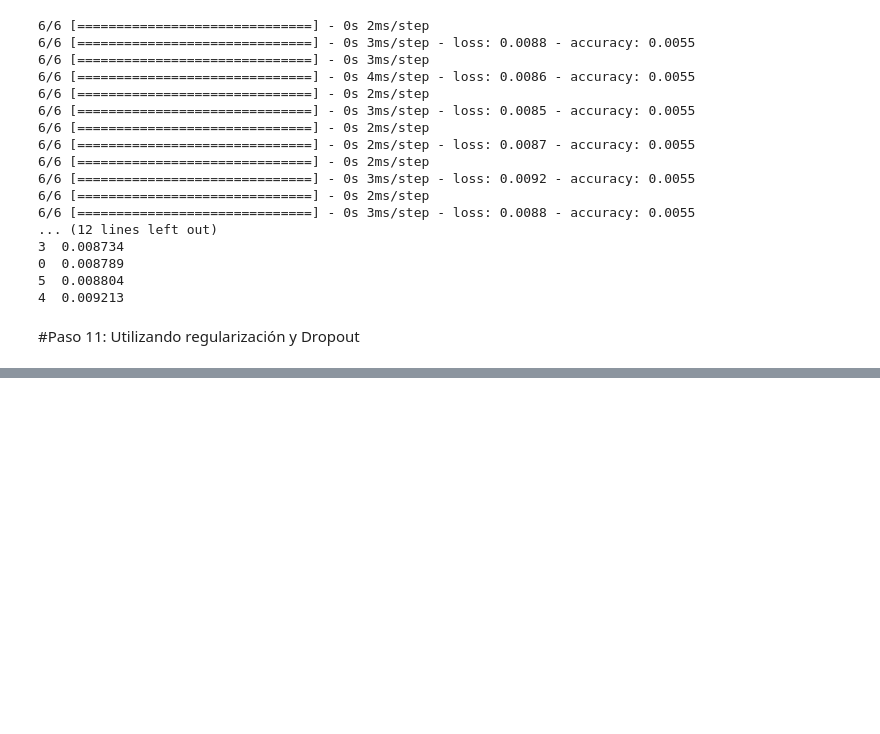
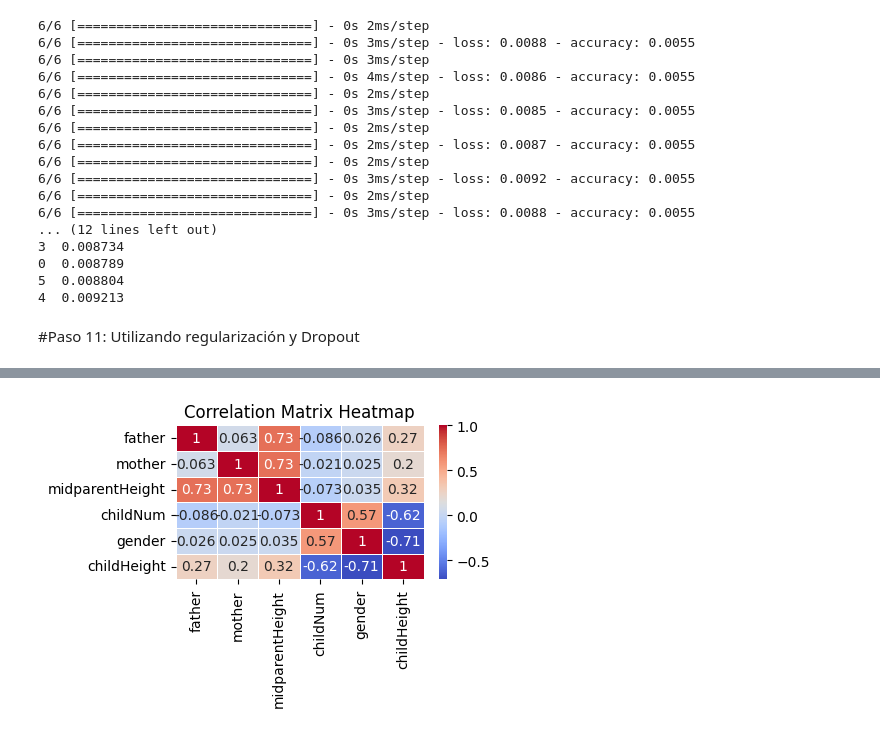
Before and after one commit to omoranav/Talento_Tech, a Jupyter notebook: Actividad_9_Deep_Learning_regresión_oemn.ipynb, the cells around one changed output, grey strips where cells are left out. Cells and saved outputs as stored; diff of their text form; code cells hidden in the pictures; blank space fills up the shorter version.

```diff
--- a/Actividad_9_Deep_Learning_regresión_oemn.ipynb
+++ b/Actividad_9_Deep_Learning_regresión_oemn.ipynb
@@ -1024,0 +1027,81 @@ results_df.to_csv('results_summary.csv', index=False)
+# %%
+import pandas as pd
+import numpy as np
+import matplotlib.pyplot as plt
+import seaborn as sns
+from sklearn.model_selection import train_test_split
+from sklearn.linear_model import LinearRegression
+from sklearn.metrics import mean_squared_error, r2_score
+from sklearn.preprocessing import PolynomialFeatures
+
+# Cargar y procesar los datos (ejemplo)
+df = pd.read_csv('GaltonFamilies.csv')
+
+# Preprocesamiento de datos
+df1 = df.copy()
+df1 = df1.drop(columns=['rownames', 'children', 'family'])
+df1["gender"] = df1["gender"].replace({"male": 0, "female": 1})
+
+# Eliminar filas duplicadas si las hubiera
+df1 = df1.drop_duplicates()
+
+#Estadísticas
+# Calcular estadísticas descriptivas
+df_stats = df1.describe(include='all')
+
+# Formatear el DataFrame para mostrar sin decimales las variables numéricas
+df_stats_formatted = df_stats.copy()
+#numeric_columns = df1.select_dtypes(include=[np.number]).columns
+#df_stats_formatted[numeric_columns] = df_stats_formatted[numeric_columns].applymap(lambda x: f'{int(x):,}' if not pd.isna(x) else x)
+
+# Rellenar los valores NaN con cadena vacía en el DataFrame de estadísticas formateadas
+df_stats_formatted.fillna('', inplace=True)
+
+print("\033[1;35m")
+print("Estadísticas")
+print ("\033[0;30m")
+print(df_stats_formatted)
+
+df_describe_reset = df1.describe().reset_index()
+df_describe_reset_transpuesto = df_describe_reset.transpose()
+df_describe_transpuesto = df1.describe().transpose()
+df_describe_transpuesto_final = df_describe_transpuesto.copy()
+
+# Calcular el rango, varianza y coeficiente de variación
+df_describe_transpuesto_final['range'] = df_describe_transpuesto_final['max'] - df_describe_transpuesto_final['min']
+df_describe_transpuesto_final['variance'] = df_describe_transpuesto_final['std'] ** 2
+df_describe_transpuesto_final['variation_coef'] = df_describe_transpuesto_final['std'] / df_describe_transpuesto_final['mean']
+# Seleccionar solo las columnas numéricas que no son varianza ni coeficiente de variación
+numeric_columns_1 = df_describe_transpuesto_final.select_dtypes(include=[np.number]).columns
+numeric_columns_to_format = numeric_columns_1.difference(['variance', 'variation_coef'])
+# Aplicar el formato solo a las columnas seleccionadas
+df_describe_transpuesto_final[numeric_columns_to_format] = df_describe_transpuesto_final[numeric_columns_to_format].applymap(lambda x: f'{int(x):,}' if not pd.isna(x) else x)
+# Imprimir el DataFrame formateado
+print("\033[1;35m")
+print('Estadísticas con rango, varianza y coeficiente de variación')
+print ("\033[0;30m")
+print(df_describe_transpuesto_final)
+
+
+# Filtrar las columnas relevantes para el análisis
+df1 = df1[['father', 'mother', 'midparentHeight', 'childNum', 'gender','childHeight']]
+
+# Calcular la matriz de correlación
+correlation_matrix = df1.corr()
+
+# Imprimir la matriz de correlación
+print()
+print("\033[1;35m")
+print("Matrix de correlación:")
+print ("\033[0;30m")
+print(correlation_matrix)
+
+# Visualizar la matriz de correlación utilizando un heatmap
+print()
+plt.figure(figsize=(4, 2))
+sns.heatmap(correlation_matrix, annot=True, cmap='coolwarm', linewidths=0.5)
+print("\033[1;35m")
+plt.title('Correlation Matrix Heatmap')
+print ("\033[0;30m")
+plt.show()
+# %% [output]
@@ -1024,0 +1125 @@ results_df.to_csv('results_summary.csv', index=False)
+[figure, added]
```
Also changed, not shown: parts of 10 cells of this notebook.
